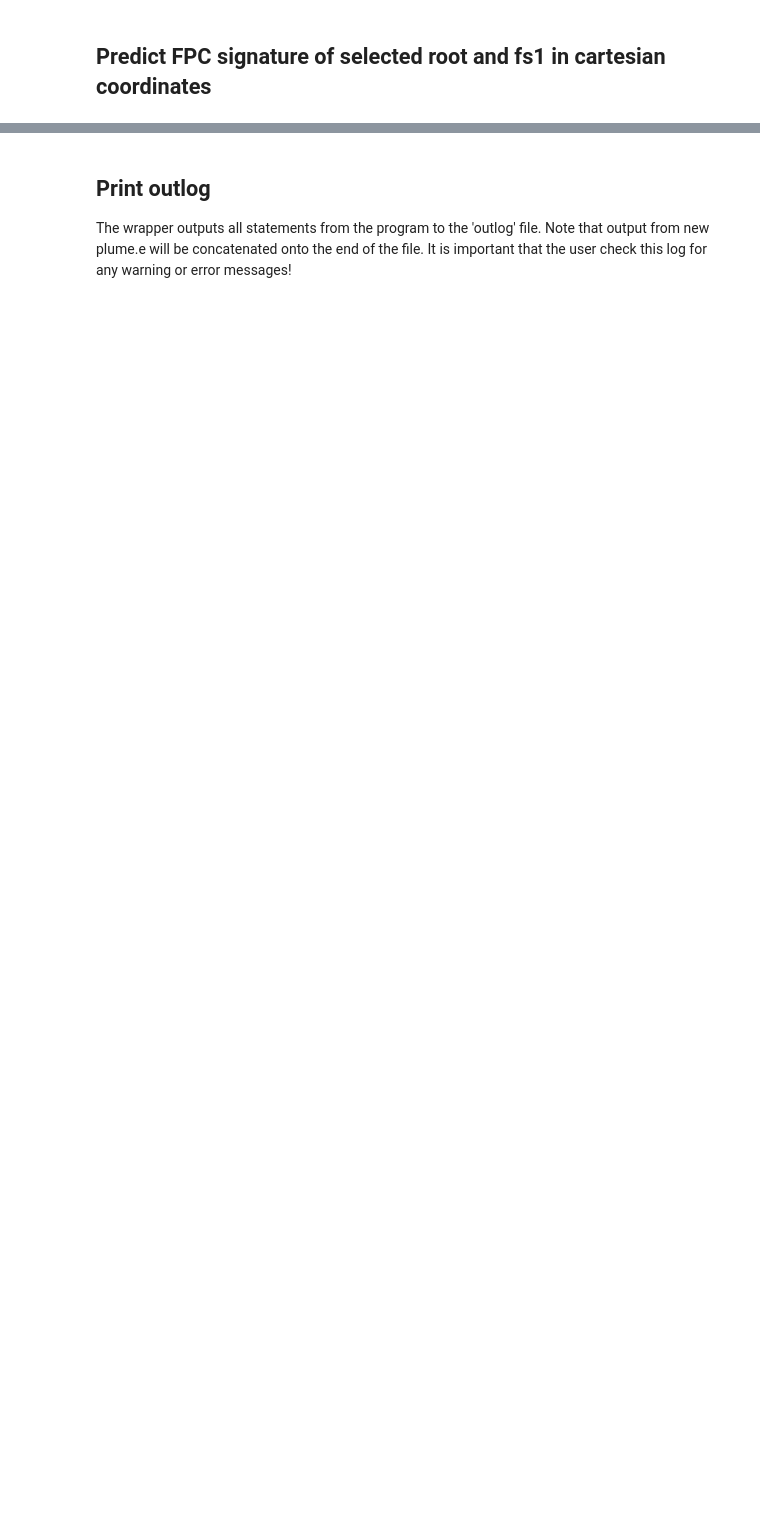
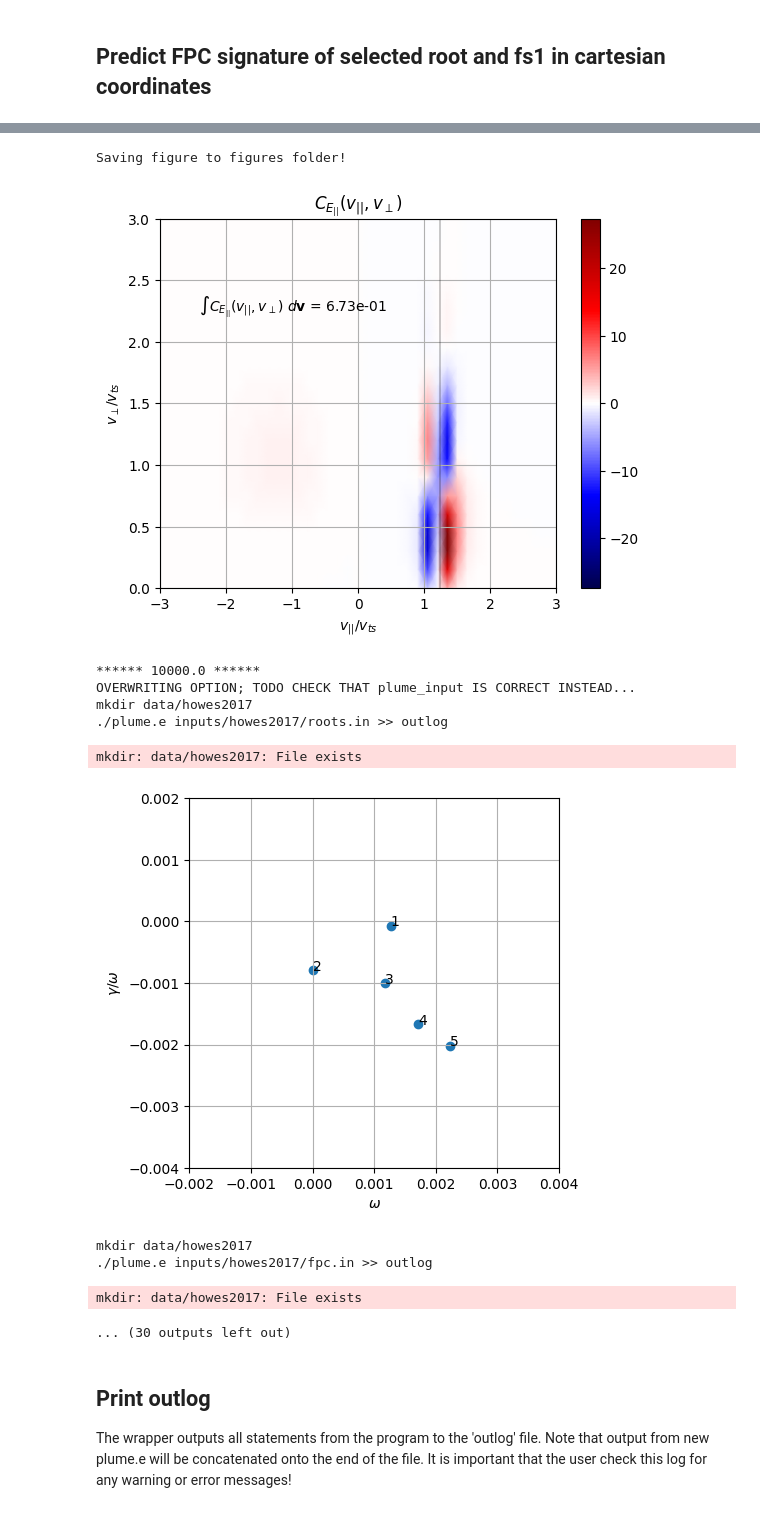
Before and after one commit to kgklein/PLUME, a Jupyter notebook: examplelinfpc.ipynb, the cells around one changed output, grey strips where cells are left out. Saved outputs shown, nothing was run; the diff lists cells and outputs as text; code cells hidden in the pictures; blank space fills up the shorter version.

```diff
--- a/examplelinfpc.ipynb
+++ b/examplelinfpc.ipynb
@@ -546,0 +551,4 @@ Reading:  data/howes2017/fpc.cparcart.specie02.mode01
+# %%
+Knlist = [10e99, 10e3, 5e3, 3e3, 2e3, 10e2]
+plumeinput.params['Kn'] = 7.0
+plumeinput.params['collision_type'] = 1
@@ -546,0 +559,24 @@ Reading:  data/howes2017/fpc.cparcart.specie02.mode01
+# %%
+selectedrootidx = [1,1,1,1,2,1] #set by hand!
+# %%
+vperpmin = .0
+vperpmax = 3
+vparmin = -3
+vparmax = 3
+delv = .15
+elecdircontribution = 0. #If equal to 1. 2. or 3., will return contribution to signatures by Eperp1, Eperp2, Epar in isolation. Leave alone if unsure what this means. Note, this relates to the contribution by the individual elements of the susc tensor...
+plumeinput.set_fpc(vperpmin,vperpmax,vparmin,vparmax,delv,elecdircontribution=elecdircontribution)
+# %%
+for _indx,_kn in enumerate(Knlist):
+    print('******',_kn,'******')
+    plumeinput.params['Kn'] = _kn
+    roots = lfpc.compute_roots(plumeinput,inputfldr+'roots',filetag)
+    lp.plot_roots(roots,flnm=flnm,xlim=[-0.002,.004],ylim=[-.004,0.002])
+
+    inputflnm = inputfldr+'fpc'
+    outputflnm = 'fpc'
+    elecdircontribution = 0
+    cdataflnms = lfpc.compute_fpc_from_root(plumeinput,roots[selectedrootidx[_indx]],inputflnm,outputflnm)
+    iondatacpar = lfpc.loadlinfpccepar(cdataflnms[0])
+    lp.plotlinfpc_gyro(iondatacpar,filetag+'/'+filetag+'_Kn_'+str(_kn)+'.png',plotresonant=True)
+# %% [output]
@@ -546,0 +592,12 @@ Reading:  data/howes2017/fpc.cparcart.specie02.mode01
+Saving figure to figures folder!
+[figure, added]
+****** 10000.0 ******
+OVERWRITING OPTION; TODO CHECK THAT plume_input IS CORRECT INSTEAD...
+mkdir data/howes2017
+./plume.e inputs/howes2017/roots.in >> outlog
+mkdir: data/howes2017: File exists
+[figure, added]
+mkdir data/howes2017
+./plume.e inputs/howes2017/fpc.in >> outlog
+mkdir: data/howes2017: File exists
+... (30 outputs left out)
```
Also changed, not shown: parts of 11 cells of this notebook, 3 other files.
